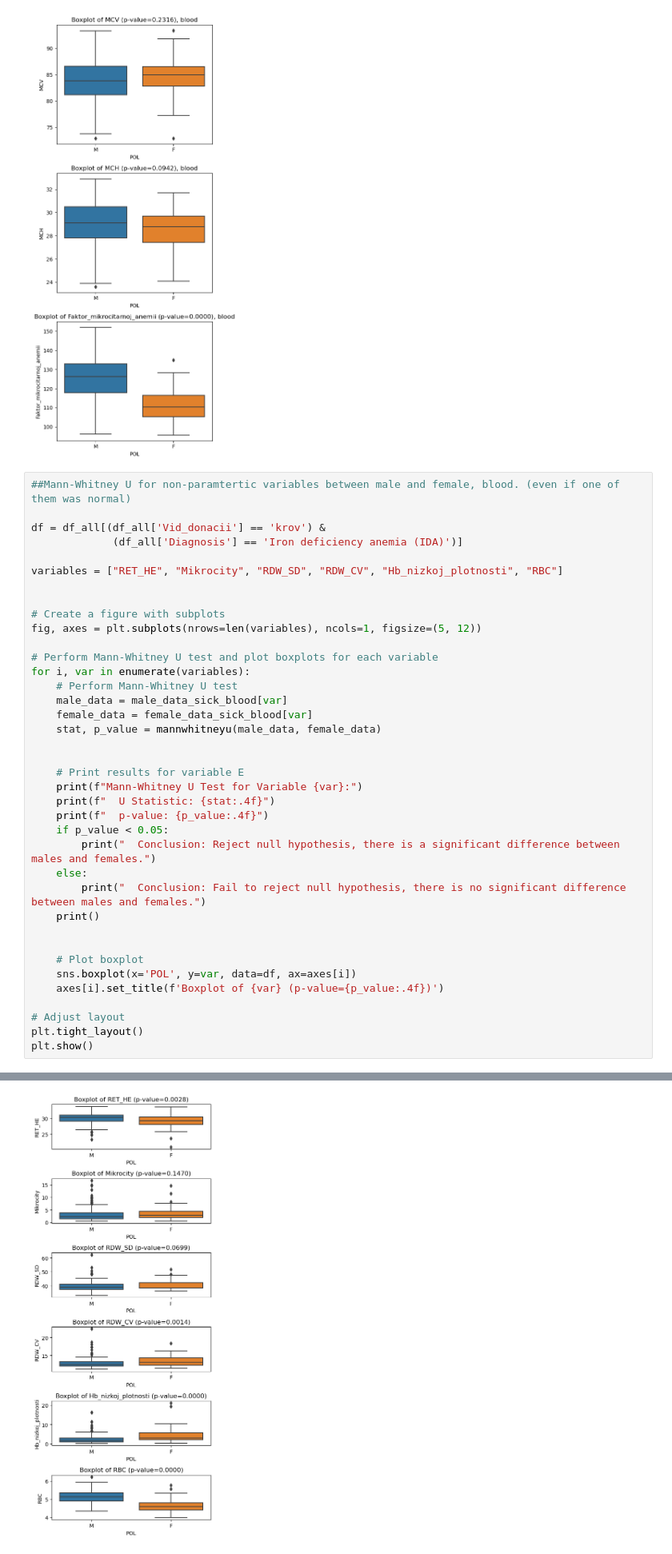
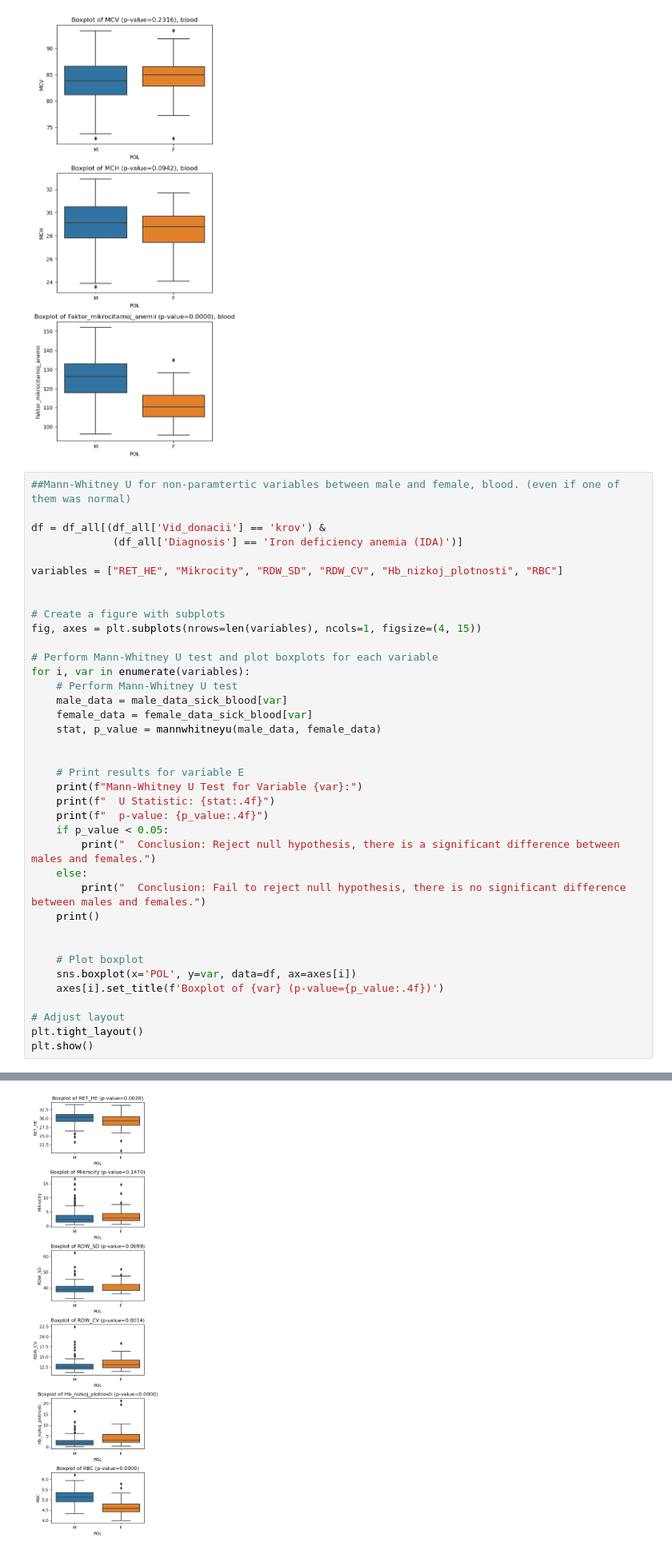
Before and after one commit to Nikom13/Natasha, a Jupyter notebook: Blood Basic Tests.ipynb, the cells around one changed output, grey strips where cells are left out. Shown at 80% size. Drawn from its saved outputs; the diff is of its cells as text.

```diff
--- a/Blood Basic Tests.ipynb
+++ b/Blood Basic Tests.ipynb
@@ -211,7 +207,7 @@ variables = ["RET_HE", "Mikrocity", "RDW_SD", "RDW_CV", "Hb_nizkoj_plotnosti", "
 
 
 # Create a figure with subplots
-fig, axes = plt.subplots(nrows=len(variables), ncols=1, figsize=(5, 12))
+fig, axes = plt.subplots(nrows=len(variables), ncols=1, figsize=(4, 15))
 
 # Perform Mann-Whitney U test and plot boxplots for each variable
 for i, var in enumerate(variables):
@@ -230,34 +226,34 @@ for i, var in enumerate(variables):
     else:
         print("  Conclusion: Fail to reject null hypothesis, there is no significant difference between males and females.")
     print()
 
 
     # Plot boxplot
     sns.boxplot(x='POL', y=var, data=df, ax=axes[i])
     axes[i].set_title(f'Boxplot of {var} (p-value={p_value:.4f})')
 
 # Adjust layout
 plt.tight_layout()
 plt.show()
 # %% [output]
 Mann-Whitney U Test for Variable RET_HE:
   U Statistic: 5579.0000
   p-value: 0.0028
   Conclusion: Reject null hypothesis, there is a significant difference between males and females.
 
 Mann-Whitney U Test for Variable Mikrocity:
   U Statistic: 3821.5000
   p-value: 0.1470
   Conclusion: Fail to reject null hypothesis, there is no significant difference between males and females.
 
 Mann-Whitney U Test for Variable RDW_SD:
   U Statistic: 3678.0000
 ... (13 lines left out)
 Mann-Whitney U Test for Variable RBC:
   U Statistic: 7709.0000
   p-value: 0.0000
   Conclusion: Reject null hypothesis, there is a significant difference between males and females.
-[figure, old version]
+[figure, new version]
 # %% [markdown]
 # Comparison of similarity (healthy)
 # %%
```
Also changed, not shown: parts of 22 cells of this notebook, 2 other files.
